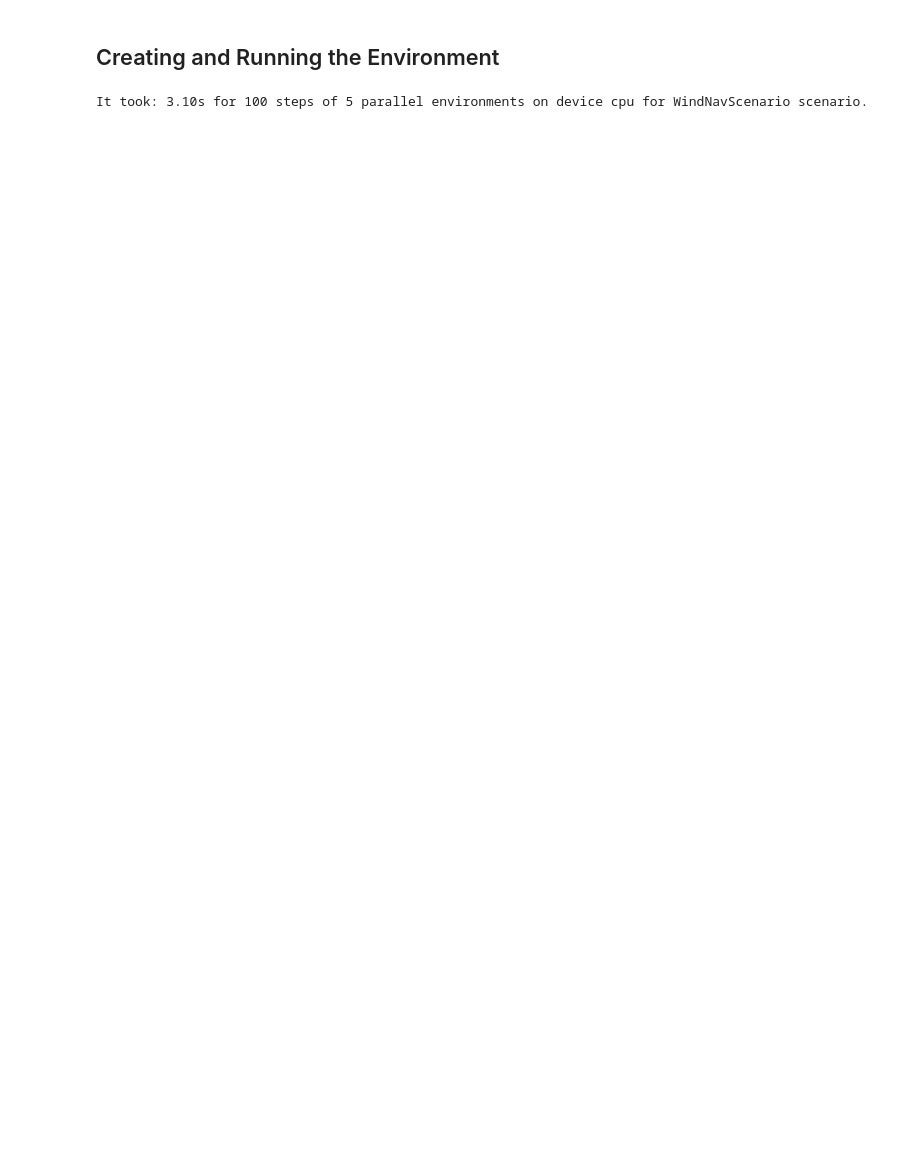
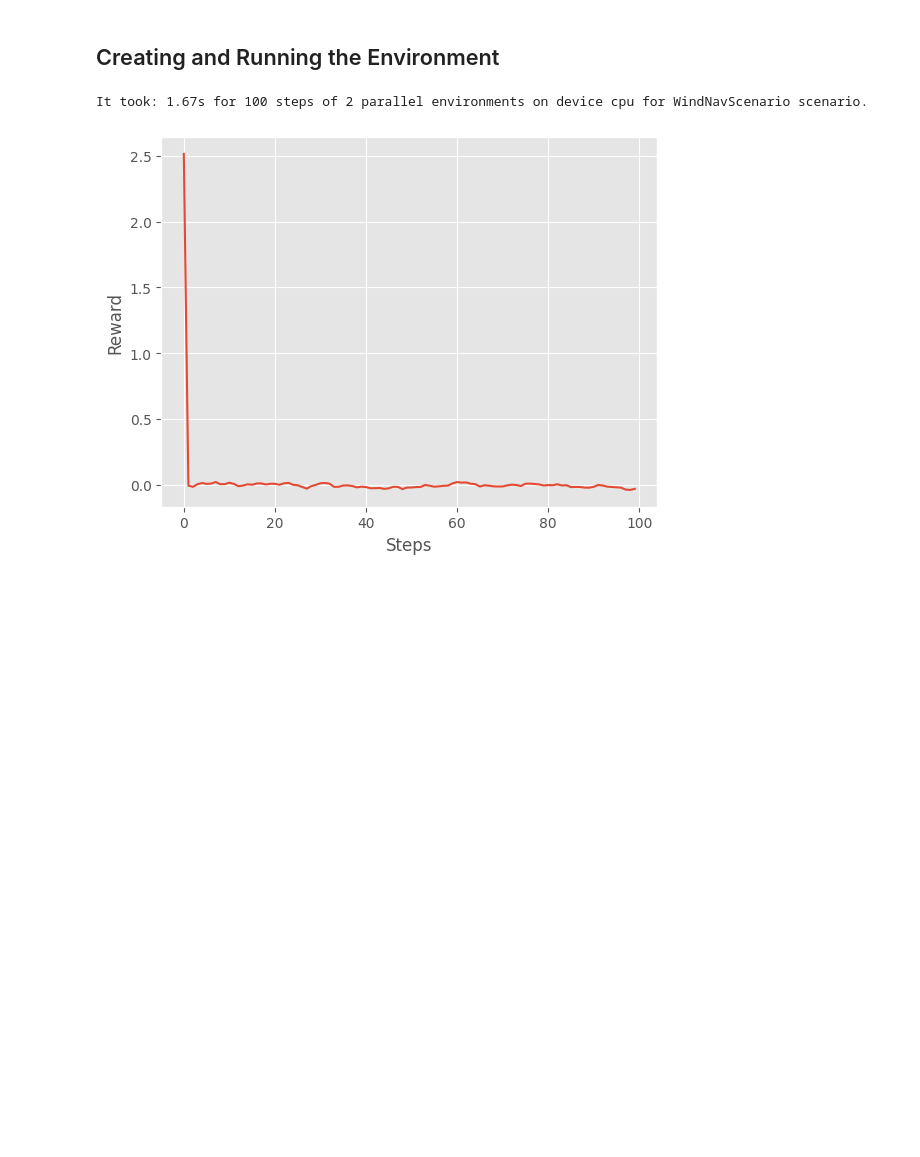
Before and after one commit to kazurem/marlone, a Jupyter notebook: BasicVMASEnv.ipynb, the cells around one changed output. Saved outputs shown, nothing was run; the diff lists cells and outputs as text; code cells hidden in the pictures; blank space fills up the shorter version.

```diff
--- a/BasicVMASEnv.ipynb
+++ b/BasicVMASEnv.ipynb
@@ -260,7 +224,7 @@ def get_wind_force(self, pos: torch.Tensor) -> torch.Tensor:
     y = pos[..., 1]
 
     wind_x = torch.full_like(x, 0.05)
-    wind_y = 0.1 * torch.sin(x * torch.pi + (0.1 * self.step_counter * self.world.dt))
+    wind_y = 0.1 * torch.sin(x * torch.pi)
 
     return torch.stack([wind_x, wind_y], dim=-1)
 
@@ -276,13 +240,11 @@ def process_action(self, agent: Agent) -> None:
     agent.state.battery_level = torch.clamp(agent.state.battery_level - self.battery_decay_coeff*action_magnitude, min=0.0)
 
     # set force equal to 0 for agents whose batteries are depleted
-    depleted = (agent.state.battery_level <= 0)
+    depleted = (self.battery_constraint and agent.state.battery_level <= 0)
     agent.action.u[depleted] = 0
 
     # add wind force
-    agent.action.u[~depleted] += self.get_wind_force(agent.state.pos[~depleted])
-
-    self.step_counter += 1
+    agent.action.u[not depleted] += self.get_wind_force(agent.state.pos[not depleted])
 
 WindNavScenario.process_action = process_action
 # %%
@@ -313,15 +275,3 @@ def observation(self, agent: Agent) -> torch.Tensor:
     )
 
 WindNavScenario.observation = observation
-# %%
-def reward(self, agent: Agent) -> torch.Tensor:
-
-    # define cooperative or adversial rewards here
-
-    # For me, it would be cooperative (for search based tasks)
-    # Example: Minimize distance to target while penalizing collision
-
-    # Because it is vectorized, return a tensor of shape (n_envs, )
-    return torch.zeros(self.world.batch_dim, device=self.world.device)
-
-WindNavScenario.reward = reward
@@ -407,6 +382,7 @@ def use_vmas_env(
         continuous_actions: bool,
         random_action: bool,
         verbose=True,
+        extra_render_func=None,
         **kwargs,
     ):
 
@@ -424,6 +400,8 @@ def use_vmas_env(
     frame_list = []
     init_time = time.time()
 
+    reward_history = []
+
     for step in range(1, n_steps+1):
         if verbose:
             print(f"Step {step}")
@@ -436,6 +414,7 @@ def use_vmas_env(
                 actions.append(action)
 
         obs, rews, dones, info = env.step(actions)
+        reward_history.append(rews[0])
 
         if render:
             frame = env.render(
@@ -454,21 +433,35 @@ def use_vmas_env(
         # Source - https://stackoverflow.com/a/35943809
         import imageio
         imageio.mimsave(f'{scenario_name}.gif', frame_list, loop=0)
+
+    return reward_history
 # %%
 wind_scenario = WindNavScenario()
+
 scenario_name = wind_scenario.__class__.__name__
-use_vmas_env(
+reward_history = use_vmas_env(
     render=True,
-    num_envs=5,
+    num_envs=2,
+    num_agents=2,
     n_steps=100,
+    num_obstacles=4,
     device="cpu",
     scenario=wind_scenario,
     continuous_actions=True,
     random_action=True,
+    extra_render_func=extra_render,
     verbose=False,
 )
+
+x = [i for i in range(len(reward_history))]
+y = reward_history
+plt.plot(x, y)
+plt.xlabel("Steps")
+plt.ylabel("Reward")
+plt.show()
 # %% [output]
-It took: 3.10s for 100 steps of 5 parallel environments on device cpu for WindNavScenario scenario.
+It took: 1.67s for 100 steps of 2 parallel environments on device cpu for WindNavScenario scenario.
+[figure, added]
 # %%
 from IPython.display import Image
 Image(f'{scenario_name}.gif')
```
Also changed, not shown: parts of 8 cells of this notebook.
